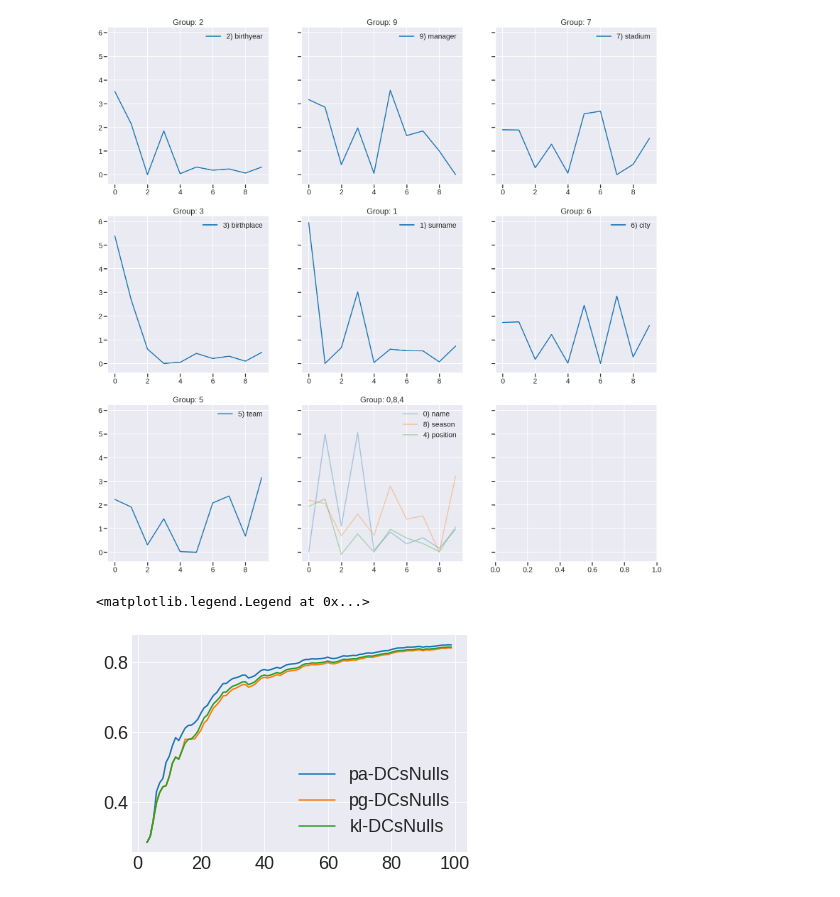
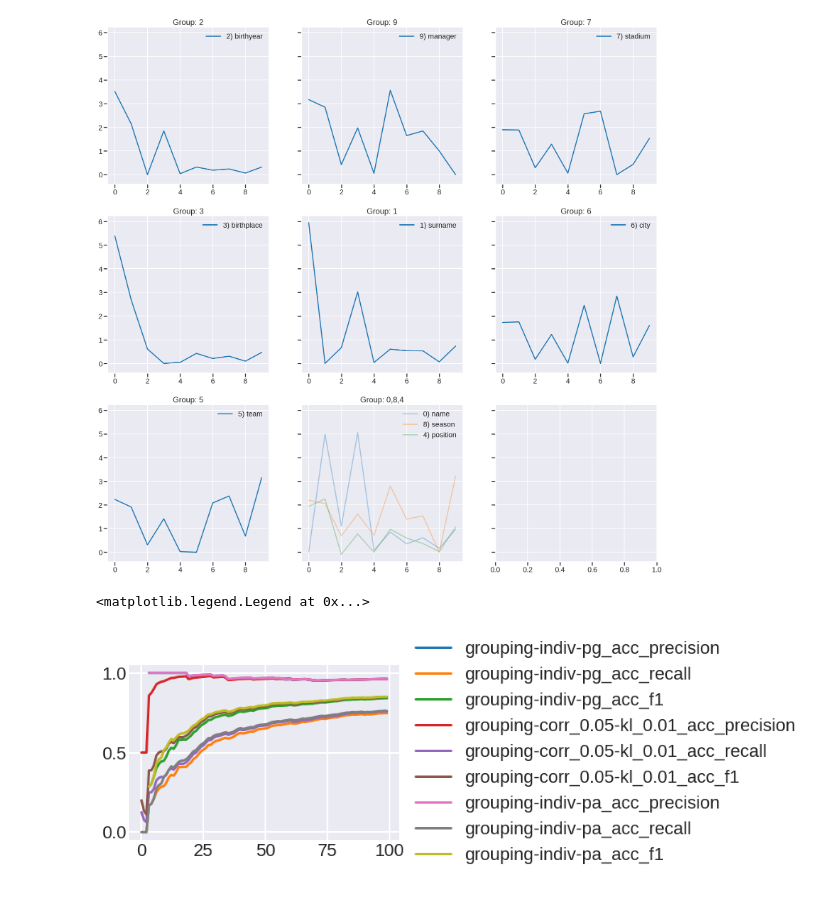
Before and after one commit to oliveiraph17/holoclean-incremental, a Jupyter notebook: experimental_results/quality_charts.ipynb, the cells around one changed output. Saved outputs shown, nothing was run; the diff lists cells and outputs as text; code cells hidden in the pictures.

Commit message:
Automatizes grouping and KL-based skipping. Adds/adjusts functions to run alternative options.

```diff
--- a/experimental_results/quality_charts.ipynb
+++ b/experimental_results/quality_charts.ipynb
@@ -519,7 +519,7 @@ def setup_dataframes_single_execution(dataset_name, approach, infer_mode, featur
     df_full.drop_duplicates(keep='last', inplace=True)
 
     df = df_full.loc[(df_full['infer_mode'] == infer_mode) & (df_full['features'] == features)]
-    df = df.astype({'dk_cells': 'int32', train: 'int32', infer: 'int32', 'total_errors': 'int32',
+    df = df.astype({'dk_cells': 'int32', train: 'int32', infer: 'int32', 'training_cells': 'int32', 'total_errors': 'int32',
                                 'correct_repairs': 'int32', 'total_repairs_grdt': 'int32', messed_cells: 'int32',
                                 'precision': 'float64', 'recall': 'float64', 'f1': 'float64'})
     df = df.sort_values(by=[train])
@@ -531,41 +531,45 @@ dataset = 'hospital_shuffled'
 attribute = None
 infer_type = 'dk'
 features = 'incremental'
-approaches = ['pa-DCsNulls', 'pg-DCsNulls', 'kl-DCsNulls']
+approaches = ['grouping-indiv-pg', 'grouping-corr_0.05-kl_0.01', 'grouping-indiv-pa']
 
 if attribute:
     train = 'train_batch'
     infer = 'infer_batch'
     messed_cells = 'total_repairs_grdt_correct'
 else:
     train = 'skip_training_starting_batch'
     infer = 'batch'
     messed_cells = 'repairs_on_correct_cells'
 
-measure = 'acc_f1'
-metrics = ['total_errors', 'correct_repairs', 'total_repairs_grdt', messed_cells]
+# measures = ['correct_repairs', messed_cells]
+measures = ['acc_precision', 'acc_recall', 'acc_f1']
+# measures = ['training_cells']
+metrics = ['training_cells', 'total_errors', 'correct_repairs', 'total_repairs_grdt', messed_cells]
 
 dfs = {}
 count = 0
 
 for appr in approaches:
-    dfs[appr] = setup_dataframes_single_execution(dataset, appr, infer_type, features)
+    dfs[appr] = setup_dataframes_single_execution(dataset, appr, infer_type, features, attribute)
 
     for metric in metrics:
         # Gets the accumulated values.
         dfs[appr][metric] = dfs[appr][metric].cumsum()
 
         dfs[appr]['acc_precision'] = dfs[appr]['correct_repairs'] / dfs[appr]['total_repairs_grdt']
         dfs[appr]['acc_recall'] = dfs[appr]['correct_repairs'] / dfs[appr]['total_errors']
         dfs[appr]['acc_f1'] = (2 * dfs[appr]['acc_precision'] * dfs[appr]['acc_recall']) / (dfs[appr]['acc_precision'] + dfs[appr]['acc_recall'])
         dfs[appr]['wrong_repairs'] = dfs[appr]['total_repairs_grdt'] - dfs[appr]['correct_repairs']
 
 for appr, df in dfs.items():
-    plt.plot(df[measure].values.tolist(), label=appr)
-plt.legend(loc='best')
+    for measure in measures:
+        plt.plot(df[measure].values.tolist(), label=appr + '_' + measure)
+plt.legend(loc='center left', bbox_to_anchor=(1, 0.5))
+# plt.ylim(top=200)
 # %% [output]
 <matplotlib.legend.Legend at 0x...>
-[figure, old version]
+[figure, new version]
 # %%
 # Analysis of stability of correlation between attributes
 
```
Also changed, not shown: parts of 4 cells of this notebook, 4 other files.
